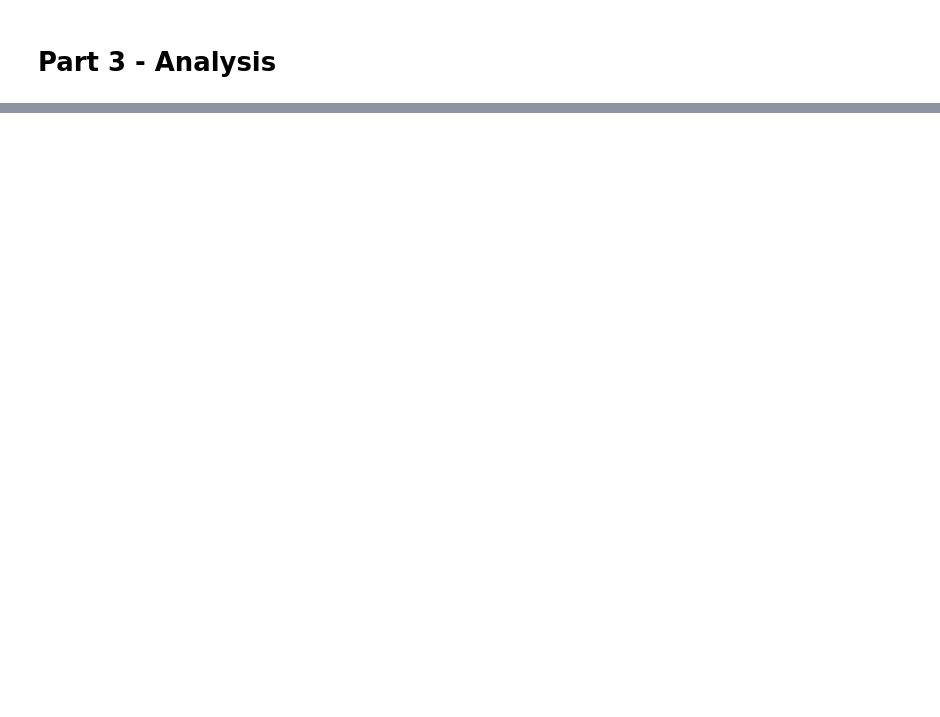
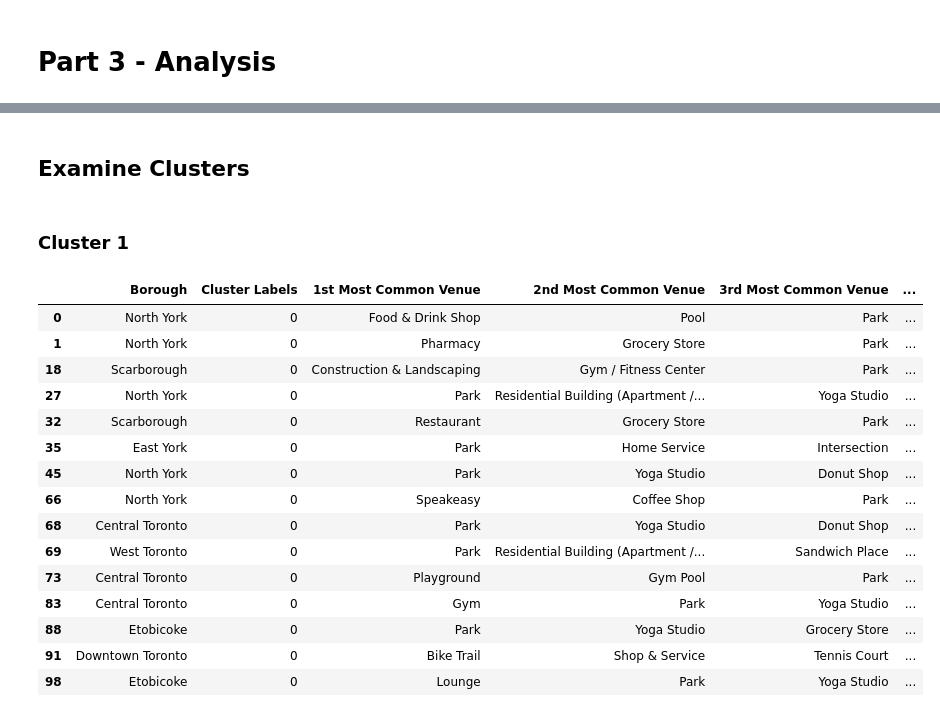
Before and after one commit to hailinlwang/Coursera_Capstone, a Jupyter notebook: Coursera Capstone Notebook.ipynb, the cells around one changed output, grey strips where cells are left out. Saved outputs shown, nothing was run; the diff lists cells and outputs as text; code cells hidden in the pictures; blank space fills up the shorter version.

```diff
--- a/Coursera Capstone Notebook.ipynb
+++ b/Coursera Capstone Notebook.ipynb
@@ -362,0 +500,23 @@ neighborhoods_venues_sorted.head()
+# %% [markdown]
+## Examine Clusters
+# %% [markdown]
+### Cluster 1
+# %%
+toronto_merged.loc[toronto_merged['Cluster Labels'] == 0, toronto_merged.columns[[1] + list(range(5, toronto_merged.shape[1]))]]
+# %% [output]
+|  | Borough | Cluster Labels | 1st Most Common Venue | 2nd Most Common Venue | 3rd Most Common Venue | ... |
+| 0 | North York | 0 | Food & Drink Shop | Pool | Park | ... |
+| 1 | North York | 0 | Pharmacy | Grocery Store | Park | ... |
+| 18 | Scarborough | 0 | Construction & Landscaping | Gym / Fitness Center | Park | ... |
+| 27 | North York | 0 | Park | Residential Building (Apartment /... | Yoga Studio | ... |
+| 32 | Scarborough | 0 | Restaurant | Grocery Store | Park | ... |
+| 35 | East York | 0 | Park | Home Service | Intersection | ... |
+| 45 | North York | 0 | Park | Yoga Studio | Donut Shop | ... |
+| 66 | North York | 0 | Speakeasy | Coffee Shop | Park | ... |
+| 68 | Central Toronto | 0 | Park | Yoga Studio | Donut Shop | ... |
+| 69 | West Toronto | 0 | Park | Residential Building (Apartment /... | Sandwich Place | ... |
+| 73 | Central Toronto | 0 | Playground | Gym Pool | Park | ... |
+| 83 | Central Toronto | 0 | Gym | Park | Yoga Studio | ... |
+| 88 | Etobicoke | 0 | Park | Yoga Studio | Grocery Store | ... |
+| 91 | Downtown Toronto | 0 | Bike Trail | Shop & Service | Tennis Court | ... |
+| 98 | Etobicoke | 0 | Lounge | Park | Yoga Studio | ... |
```
Also changed, not shown: parts of 24 cells of this notebook, 3 other files.
